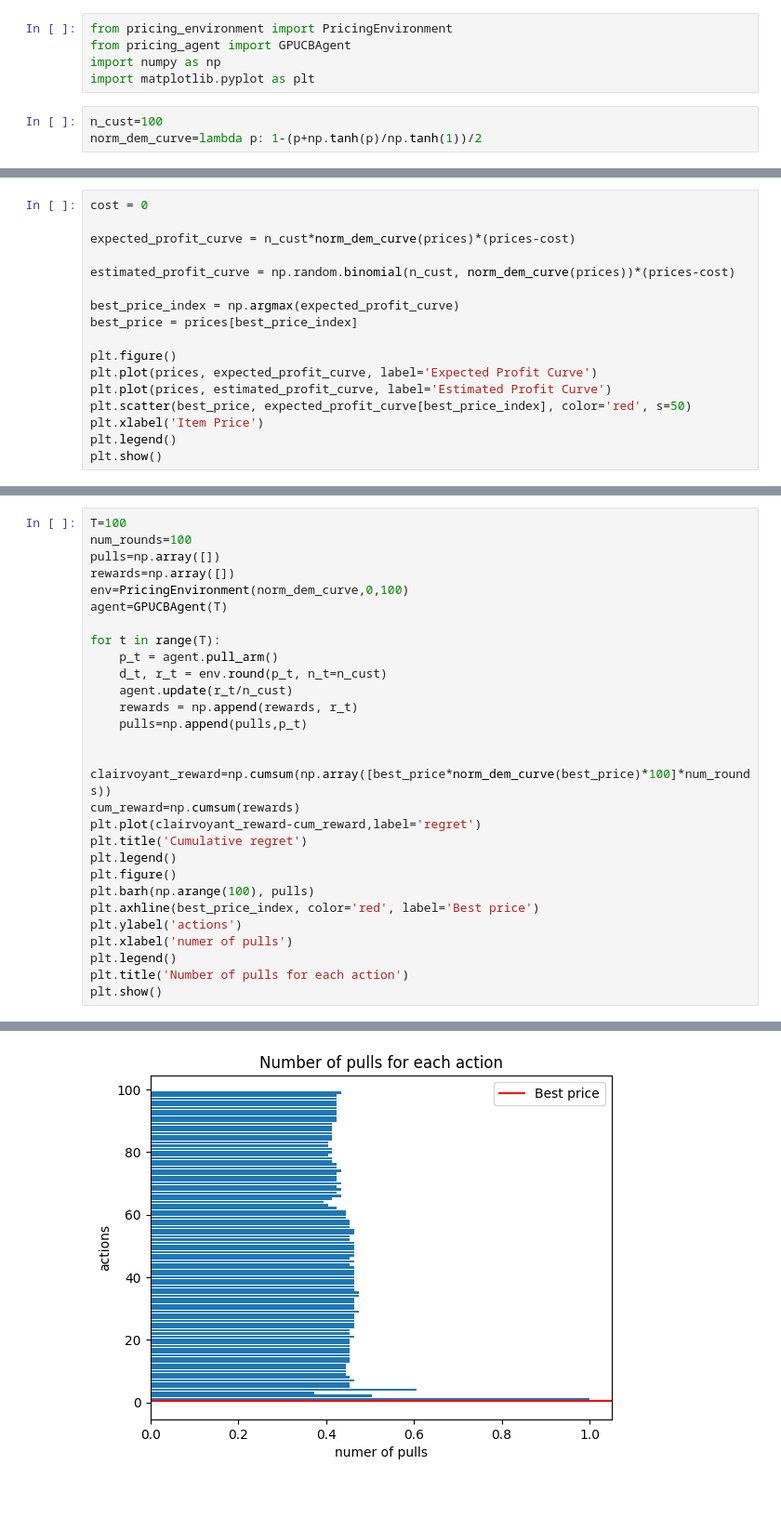
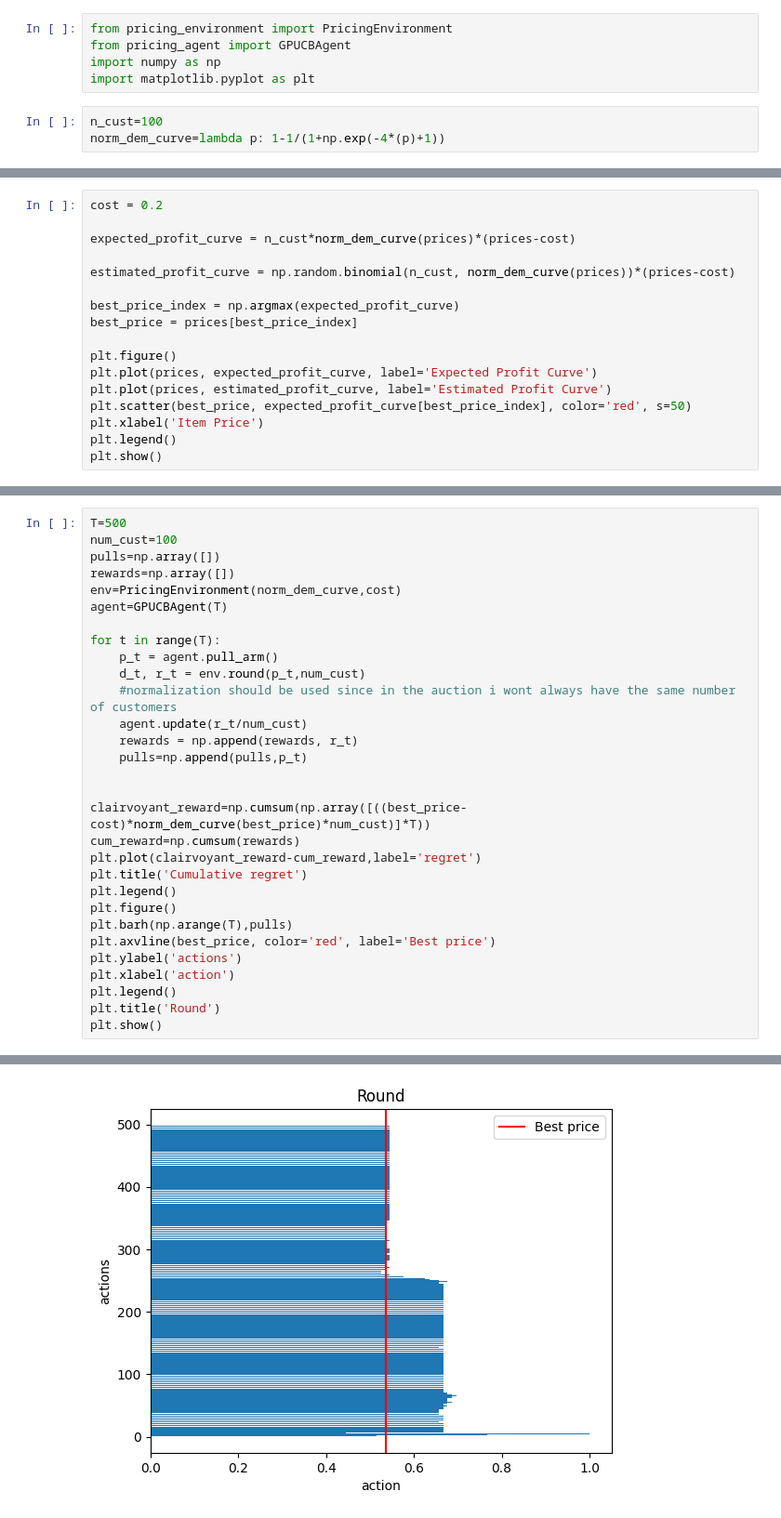
Before and after one commit to manuu1311/OLA-project, a Jupyter notebook: Deliverables/Requirement1/prova.ipynb, the cells around one changed output, grey strips where cells are left out. Shown at 93% size. Cells and saved outputs as stored; diff of their text form.

Commit message:
fixed bug in pricing. designed better demand curve

```diff
--- a/Deliverables/Requirement1/prova.ipynb
+++ b/Deliverables/Requirement1/prova.ipynb
@@ -5,7 +5,7 @@ import numpy as np
 import matplotlib.pyplot as plt
 # %%
 n_cust=100
-norm_dem_curve=lambda p: 1-(p+np.tanh(p)/np.tanh(1))/2
+norm_dem_curve=lambda p: 1-1/(1+np.exp(-4*(p)+1))
 # %%
 y=norm_dem_curve
 prices=np.linspace(0,1,100)
@@ -22,5 +22,5 @@ plt.show()
 # %%
-cost = 0
+cost = 0.2
 
 expected_profit_curve = n_cust*norm_dem_curve(prices)*(prices-cost)
 
@@ -41,30 +41,31 @@ plt.show()
 # %%
-T=100
-num_rounds=100
+T=500
+num_cust=100
 pulls=np.array([])
 rewards=np.array([])
-env=PricingEnvironment(norm_dem_curve,0,100)
+env=PricingEnvironment(norm_dem_curve,cost)
 agent=GPUCBAgent(T)
 
 for t in range(T):
     p_t = agent.pull_arm()
-    d_t, r_t = env.round(p_t, n_t=n_cust)
-    agent.update(r_t/n_cust)
+    d_t, r_t = env.round(p_t,num_cust)
+    #normalization should be used since in the auction i wont always have the same number of customers
+    agent.update(r_t/num_cust)
     rewards = np.append(rewards, r_t)
     pulls=np.append(pulls,p_t)
 
 
-clairvoyant_reward=np.cumsum(np.array([best_price*norm_dem_curve(best_price)*100]*num_rounds))
+clairvoyant_reward=np.cumsum(np.array([((best_price-cost)*norm_dem_curve(best_price)*num_cust)]*T))
 cum_reward=np.cumsum(rewards)
 plt.plot(clairvoyant_reward-cum_reward,label='regret')
 plt.title('Cumulative regret')
 plt.legend()
 plt.figure()
-plt.barh(np.arange(100), pulls)
-plt.axhline(best_price_index, color='red', label='Best price')
+plt.barh(np.arange(T),pulls)
+plt.axvline(best_price, color='red', label='Best price')
 plt.ylabel('actions')
-plt.xlabel('numer of pulls')
+plt.xlabel('action')
 plt.legend()
-plt.title('Number of pulls for each action')
+plt.title('Round')
 plt.show()
 # %% [output]
@@ -72 +73 @@ plt.show()
-[figure, old version]
+[figure, new version]
```
Also changed, not shown: parts of 5 cells of this notebook, 1 other file.
